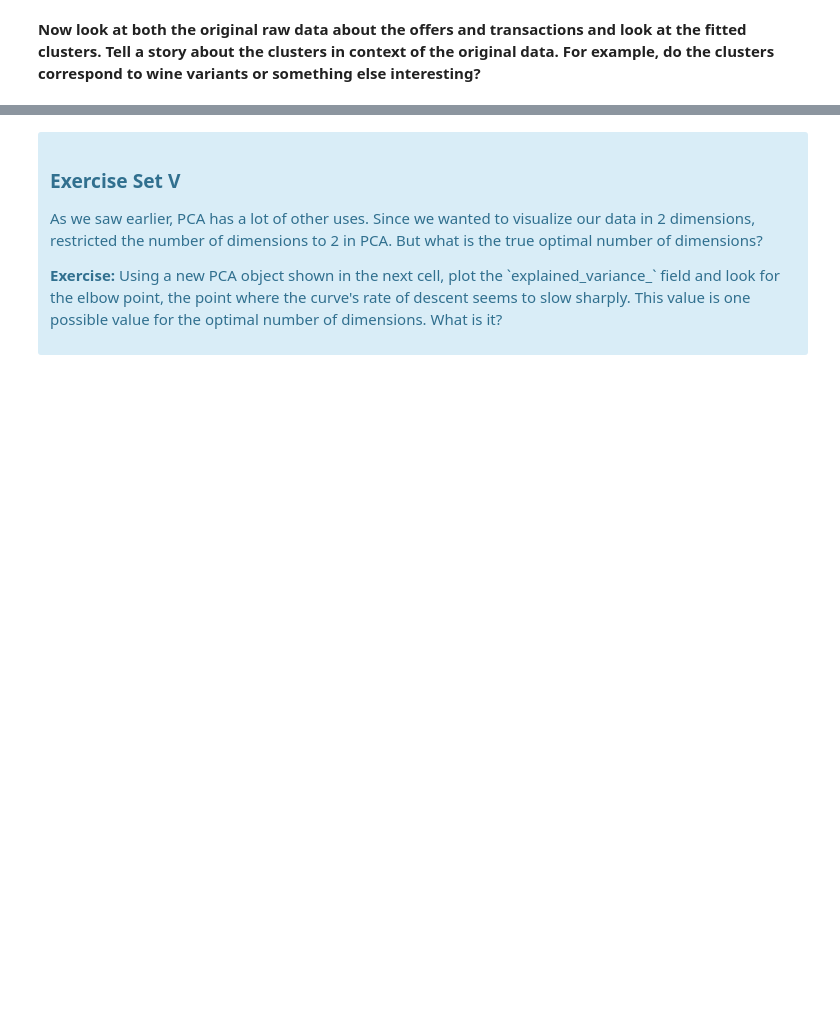
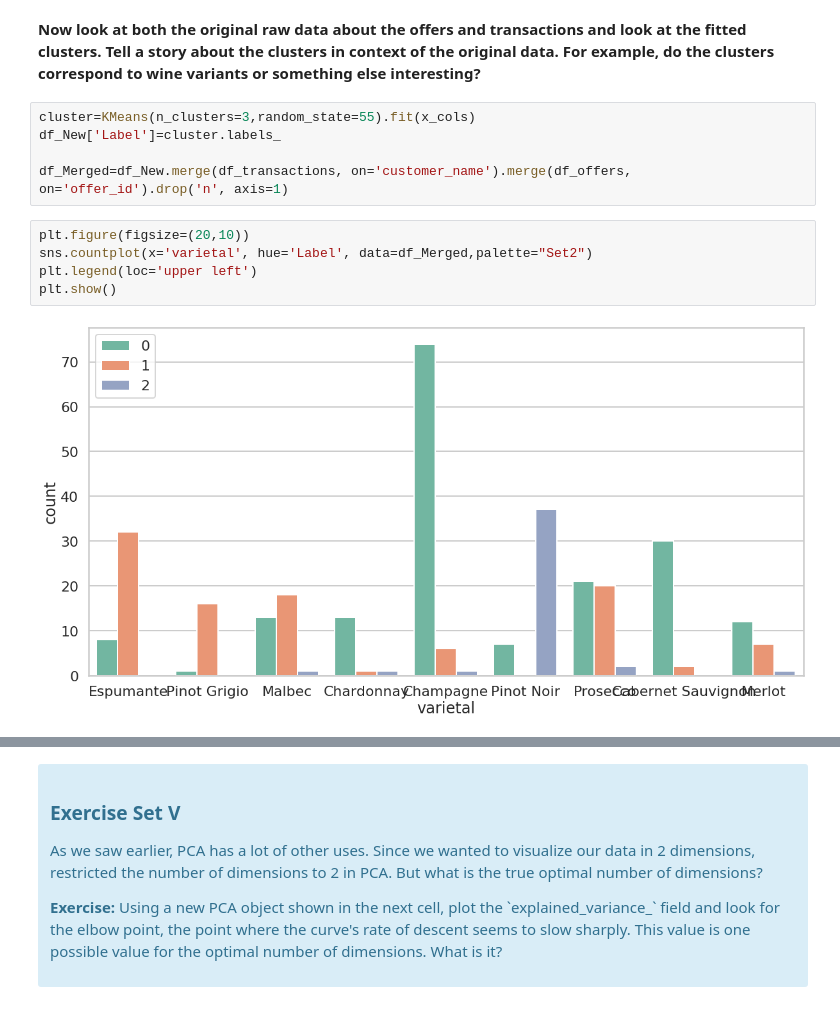
Before and after one commit to shabnami/Data-Science, a Jupyter notebook: clustering/Mini_Project_Clustering.ipynb, the cells around one changed output, grey strips where cells are left out. Drawn from its saved outputs; the diff is of its cells as text; blank space fills up the shorter version.

Commit message:
comparing different clustering

```diff
--- a/clustering/Mini_Project_Clustering.ipynb
+++ b/clustering/Mini_Project_Clustering.ipynb
@@ -397,3 +398,15 @@ plt.show()
 A: As I pointed out in previous sections, Silhouette did not provide a substantial structure. As you can see the clusters are overlapping with k=5. I picked k=3 from the Elbow method, and the clusters are well distinct. Also if we look at the average Silhouette plot, we can see that the largest difference is between k=2 to k=3, so it could be another reason to show why k=3 is the best number of clusters.
 # %% [markdown]
 <b> Now look at both the original raw data about the offers and transactions and look at the fitted clusters. Tell a story about the clusters in context of the original data. For example, do the clusters correspond to wine variants or something else interesting?
+# %%
+cluster=KMeans(n_clusters=3,random_state=55).fit(x_cols)
+df_New['Label']=cluster.labels_
+
+df_Merged=df_New.merge(df_transactions, on='customer_name').merge(df_offers, on='offer_id').drop('n', axis=1)
+# %%
+plt.figure(figsize=(20,10))
+sns.countplot(x='varietal', hue='Label', data=df_Merged,palette="Set2")
+plt.legend(loc='upper left')
+plt.show()
+# %% [output]
+[figure, added]
```
Also changed, not shown: parts of 25 cells of this notebook.
